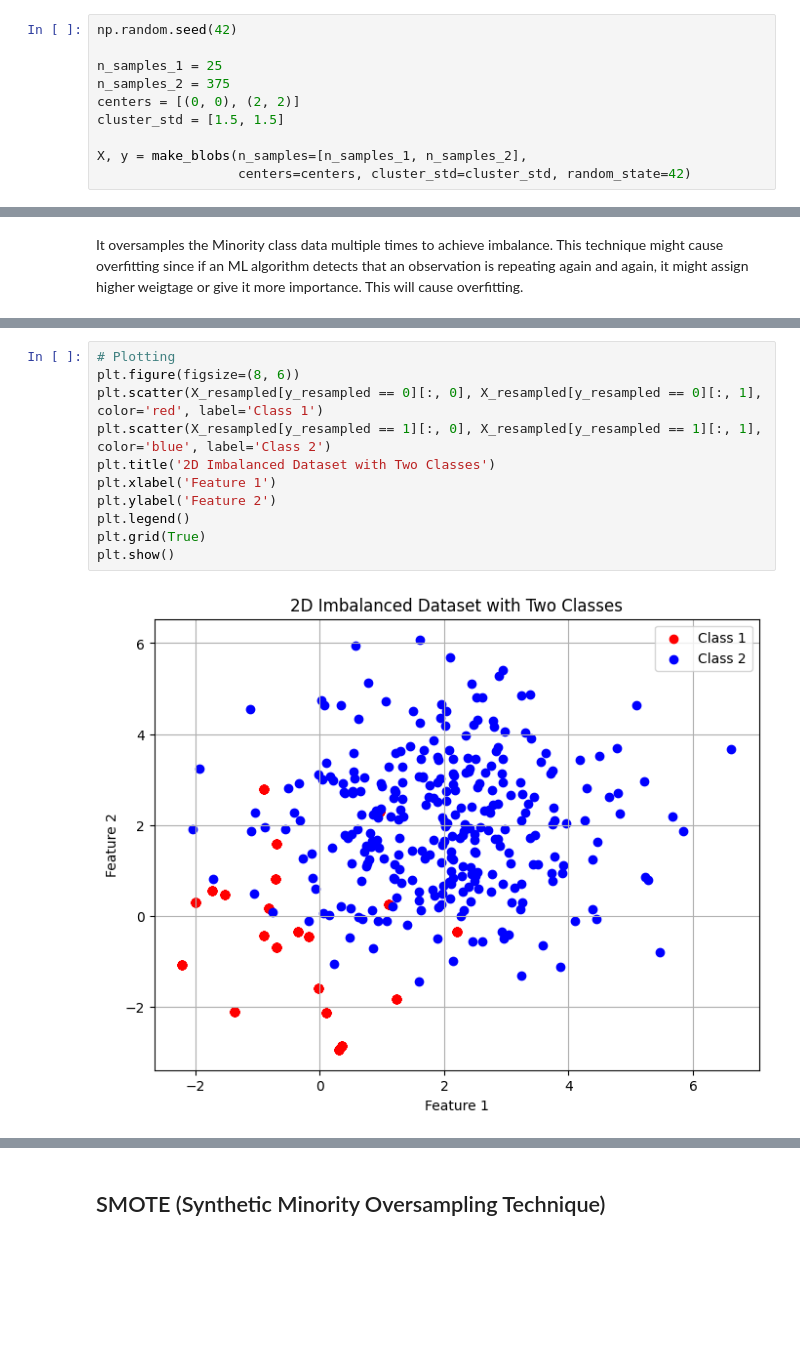
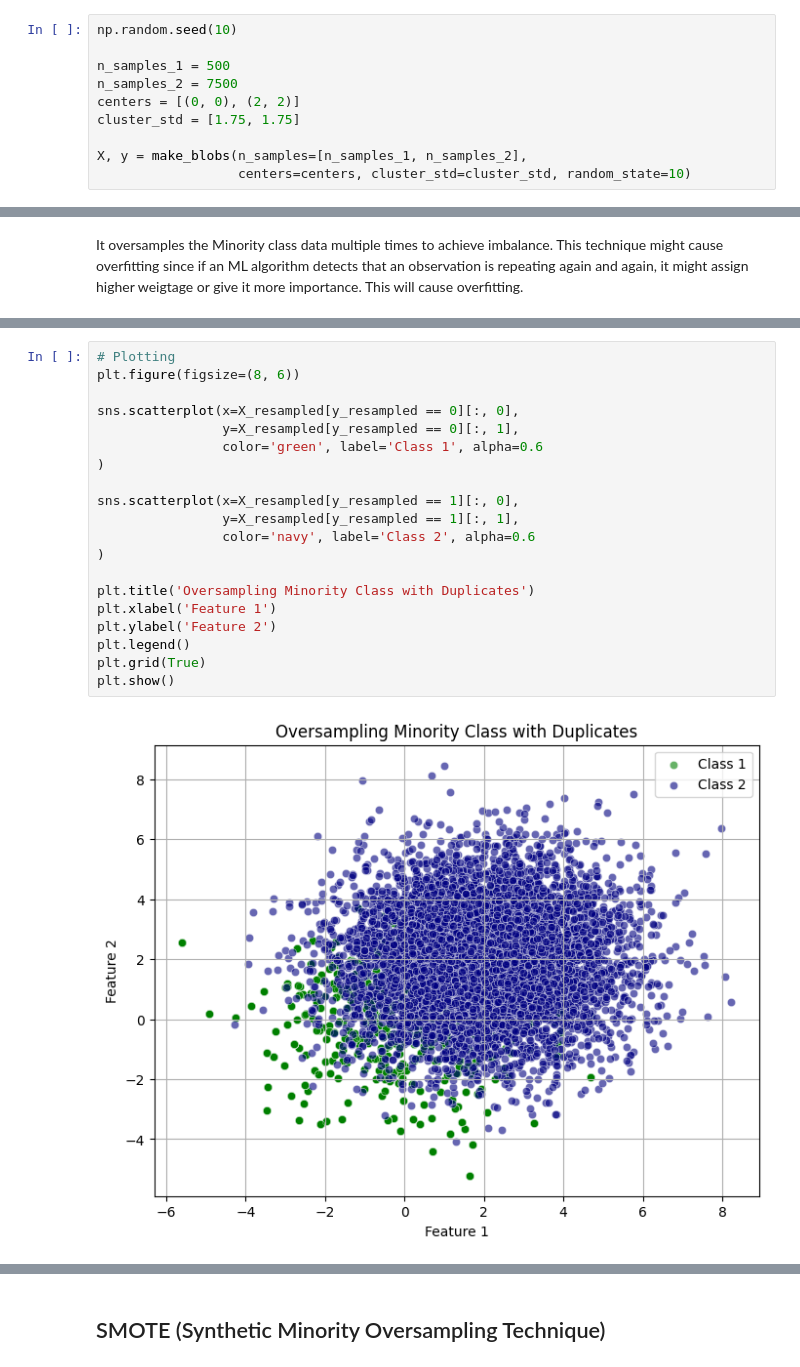
Before and after one commit to s-muhammadkamran/machine-learning, a Jupyter notebook: Imbalanced Data/imbalanced-data.ipynb, the cells around one changed output, grey strips where cells are left out. Cells and saved outputs as stored; diff of their text form; blank space fills up the shorter version.

```diff
--- a/Imbalanced Data/imbalanced-data.ipynb
+++ b/Imbalanced Data/imbalanced-data.ipynb
@@ -34,15 +15,15 @@ from imblearn.under_sampling import RandomUnderSampler
 # %% [markdown]
 ## Generate Random Samples
 # %%
-np.random.seed(42)
+np.random.seed(10)
 
-n_samples_1 = 25
-n_samples_2 = 375
+n_samples_1 = 500
+n_samples_2 = 7500
 centers = [(0, 0), (2, 2)]
-cluster_std = [1.5, 1.5]
+cluster_std = [1.75, 1.75]
 
 X, y = make_blobs(n_samples=[n_samples_1, n_samples_2],
-                  centers=centers, cluster_std=cluster_std, random_state=42)
+                  centers=centers, cluster_std=cluster_std, random_state=10)
 # %%
 # Plotting
 plt.figure(figsize=(8, 6))
@@ -144,14 +155,23 @@ print(np.unique(y_resampled, return_counts=True))
 # %%
 # Plotting
 plt.figure(figsize=(8, 6))
-plt.scatter(X_resampled[y_resampled == 0][:, 0], X_resampled[y_resampled == 0][:, 1], color='red', label='Class 1')
-plt.scatter(X_resampled[y_resampled == 1][:, 0], X_resampled[y_resampled == 1][:, 1], color='blue', label='Class 2')
-plt.title('2D Imbalanced Dataset with Two Classes')
+
+sns.scatterplot(x=X_resampled[y_resampled == 0][:, 0],
+                y=X_resampled[y_resampled == 0][:, 1],
+                color='green', label='Class 1', alpha=0.6
+)
+
+sns.scatterplot(x=X_resampled[y_resampled == 1][:, 0],
+                y=X_resampled[y_resampled == 1][:, 1],
+                color='navy', label='Class 2', alpha=0.6
+)
+
+plt.title('Oversampling Minority Class with Duplicates')
 plt.xlabel('Feature 1')
 plt.ylabel('Feature 2')
 plt.legend()
 plt.grid(True)
 plt.show()
 # %% [output]
-[figure, old version]
+[figure, new version]
 # %% [markdown]
```
Also changed, not shown: parts of 16 cells of this notebook.
